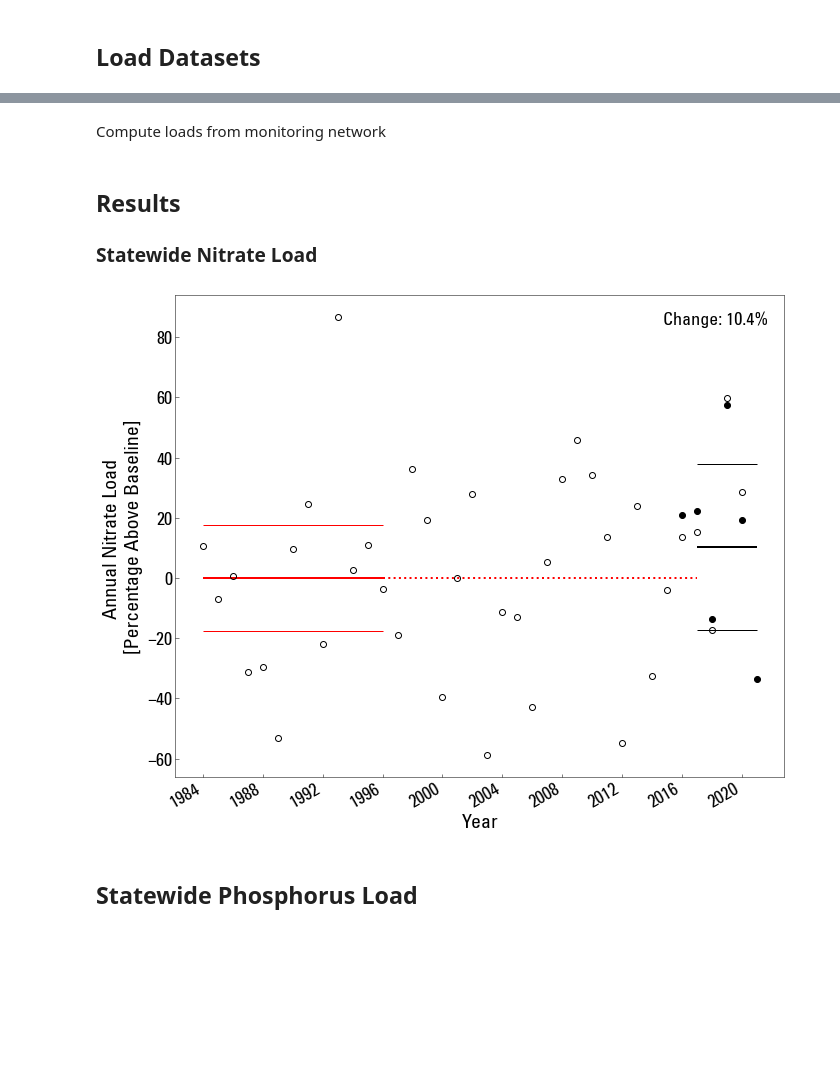
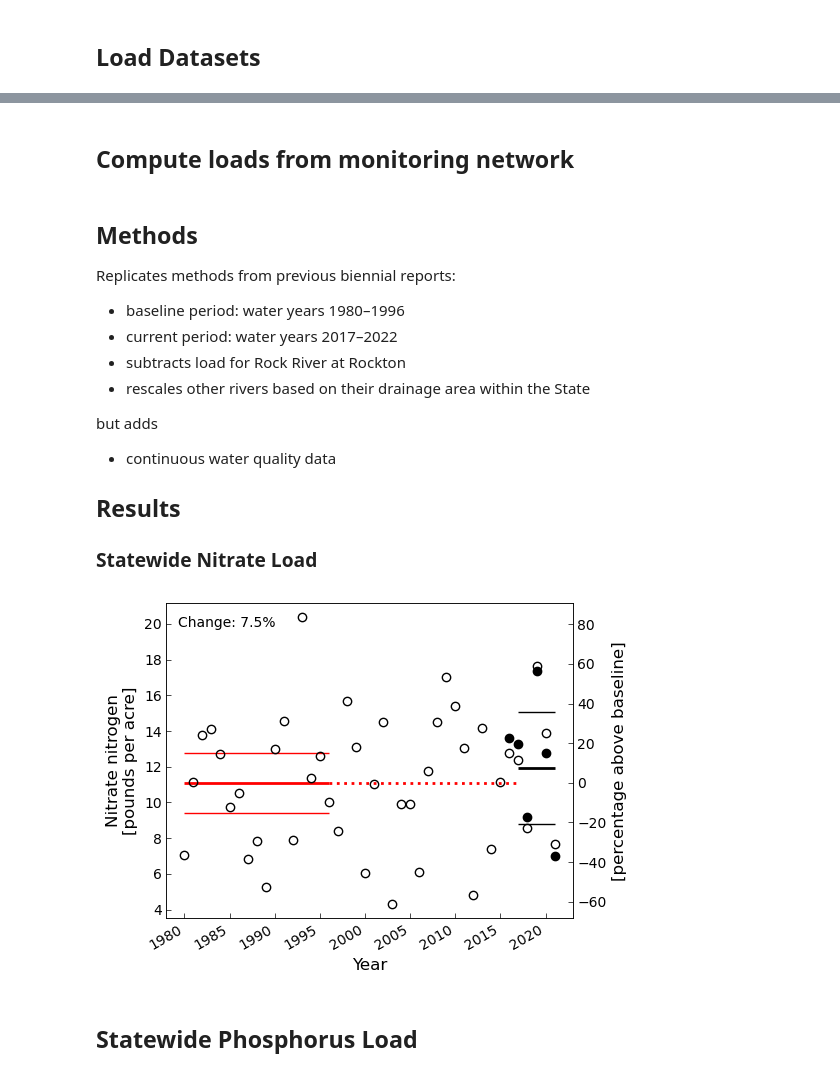
Before and after one commit to thodson-usgs/ambient-biennial23-report, a Jupyter notebook: notebooks/02_reporting/01_report_plots.ipynb, the cells around one changed output, grey strips where cells are left out. Cells and saved outputs as stored; diff of their text form; code cells hidden in the pictures; blank space fills up the shorter version.

Commit message:
Setup for 2021 biennial datarelease

```diff
--- a/notebooks/02_reporting/01_report_plots.ipynb
+++ b/notebooks/02_reporting/01_report_plots.ipynb
@@ -101,0 +189,5 @@ labels(supergage_network)
+# %%
+#Add rock at rockton
+rockton_id ='05437500'
+rockton = ambient_ds.sel(site=rockton_id)[['nitrate nitrogen', 'total phosphorus']]
+supergage_ds = xr.concat([supergage_ds, rockton], dim='site', join='inner')#sel(year.isin(supergage.year))
@@ -101,0 +240,4 @@ labels(supergage_network)
+# %%
+network = compute_network_loads(site_ds, ambient_network, nested=nested)
+network
+#ambient_loads = ambient_loads.where(ambient_loads.year.dt.year >= baseline_years[0]).dropna(dim='year', how='all') # awkward
@@ -102,2 +275,2 @@ labels(supergage_network)
 # %% [markdown]
-Compute loads from monitoring network
+## Compute loads from monitoring network
@@ -121,30 +300,53 @@ ambient_loads = compute_network_loads(ambient_ds.sel(site_no=gages(ambient_netwo
 # %% [markdown]
+## Methods
+Replicates methods from previous biennial reports:
+- baseline period: water years 1980–1996
+- current period: water years 2017–2022
+- subtracts load for Rock River at Rockton
+- rescales other rivers based on their drainage area within the State
+
+but adds
+- continuous water quality data
+
+
 ## Results
 ### Statewide Nitrate Load
+# %%
+supergage_total_yield = supergage_loads.sum(dim='river')/network['drain_area_va'].sum()
+ambient_total_yield = ambient_loads.sum(dim='river')/network['drain_area_va'].sum()
+
+
+baseline_mean_yield = ambient_total_yield.sel(year=ambient_loads.year.dt.year.isin(baseline_years)).mean()
+#supergage_total_yield
 # %%
-parameter='nitrate'
-loc='upper right'
+parameter='nitrate nitrogen'
+loc='upper left'
 
 fig, ax = plt.subplots(figsize=(fig_w, fig_h))
 
-baseline_mean_load = ambient_loads[parameter].sel(river=labels(ambient_network)).sum(dim='river').sel(year=ambient_loads.year.dt.year.isin(baseline_years)).mean()
 
-ambient_total_load = ambient_loads[parameter].sel(river=labels(ambient_network)).sum(dim='river') / baseline_mean_load * 100 - 100
-supergage_total_load = supergage_loads[parameter].sel(river=labels(supergage_network)).sum(dim='river') / baseline_mean_load * 100 - 100
-
-running_average_plot(ds1=ambient_total_load,
+running_average_plot(ds1=ambient_total_yield[parameter],
                      period1=baseline_years,
                      period2=study_years,
-                     ds2=supergage_total_load, #comment this for ambient only
+                     ds2=supergage_total_yield[parameter], #comment this for ambient only
                      loc=loc,
                      ax=ax)
 
+ax2 = percentage_scale(baseline_mean_yield[parameter].values, ax)
 
-text = ax.set_ylabel(f'Annual {parameter} load \n[percentage above baseline]'.title())
+ax2.set_ylabel('[percentage above baseline]'.capitalize())
+
+
+text = ax.set_ylabel(f'{parameter}\n[pounds per acre]'.capitalize())
 fig.tight_layout()
-#fig.savefig(f'../../figures/{parameter}_timeseries.pdf')
+str(figure_count).rjust(2,'0')
+
+if save_figures:
+    fig_str = str(figure_count).rjust(2,'0')
+    fig.savefig(f'../../figures/{fig_str}_annual_{parameter}_load.png', dpi=150)
+    figure_count += 1
 # %% [output]
-[figure, old version]
+[figure, new version]
 # %% [markdown]
 ## Statewide Phosphorus Load
 # %%
```
Also changed, not shown: parts of 39 cells of this notebook, 8 other files.
